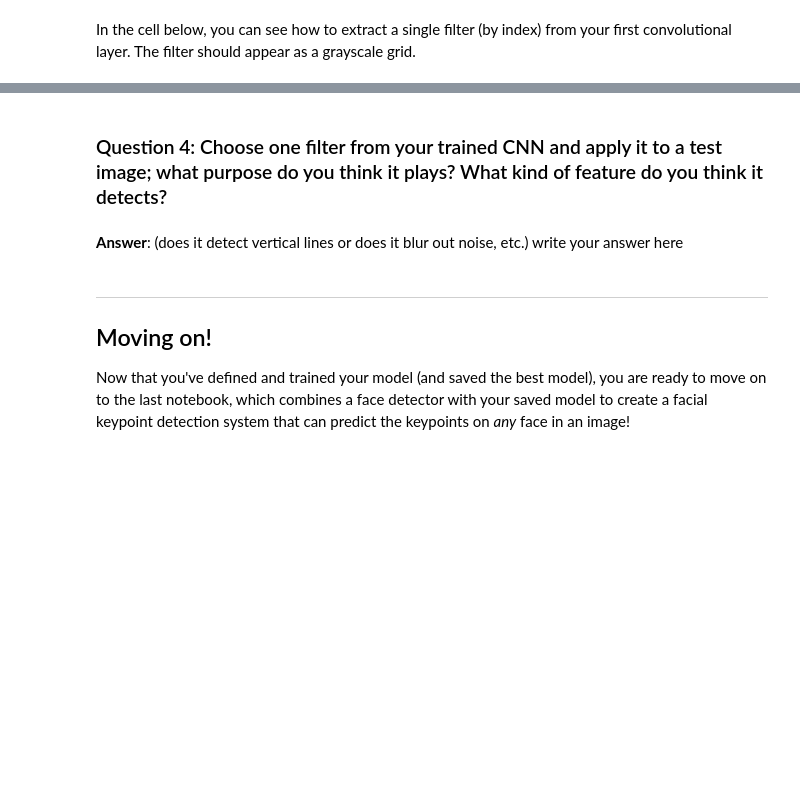
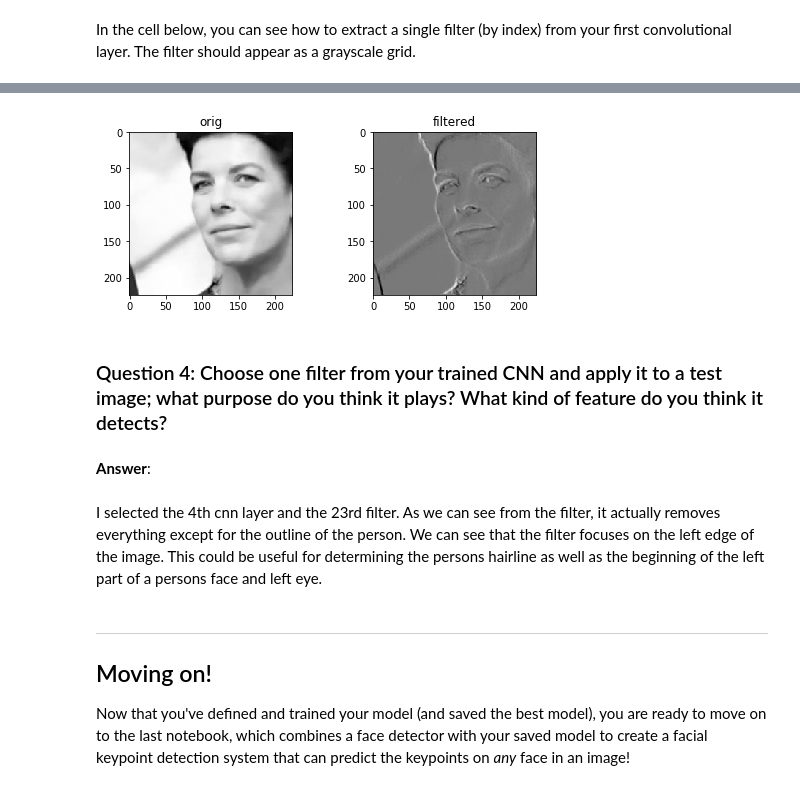
Before and after one commit to jartantupjar/19_Facial-Keypoint-Detection, a Jupyter notebook: 2. Define the Network Architecture.ipynb, the cells around one changed output, grey strips where cells are left out. Drawn from its saved outputs; the diff is of its cells as text; code cells hidden in the pictures; blank space fills up the shorter version.

```diff
--- a/2. Define the Network Architecture.ipynb
+++ b/2. Define the Network Architecture.ipynb
@@ -458,13 +592,38 @@ Next, choose a test image and filter it with one of the convolutional kernels in
 ---
 # %%
 ##TODO: load in and display any image from the transformed test dataset
-
+import matplotlib.image as mpimg
+import cv2
+#ridx=np.random.randint(0,len(test_dataset))
+ridx=19
+image_data=test_dataset[ridx]
+image=image_data['image'].numpy()
+img = np.squeeze(image)
 ## TODO: Using cv's filter2D function,
 ## apply a specific set of filter weights (like the one displayed above) to the test image
+#image_data
+fig=plt.figure(figsize=(8, 3))
+fig.add_subplot(1, 2, 1)
+plt.title('orig')
+plt.imshow(img, cmap='gray')
+
+fig.add_subplot(1, 2, 2)
+
+weights = net.conv4.weight.data
+w = weights.cpu().numpy()
+
+c = cv2.filter2D(img, -1, w[24][0])
+plt.title('filtered')
+plt.imshow(c,cmap='gray')
+plt.show();
+# %% [output]
+[figure, added]
 # %% [markdown]
 ### Question 4: Choose one filter from your trained CNN and apply it to a test image; what purpose do you think it plays? What kind of feature do you think it detects?
-# %% [markdown]
-**Answer**: (does it detect vertical lines or does it blur out noise, etc.) write your answer here
+# %% [markdown]
+**Answer**:
+# %% [markdown]
+I selected the 4th cnn layer and the 23rd filter. As we can see from the filter, it actually removes everything except for the outline of the person. We can see that the filter focuses on the left edge of the image. This could be useful for determining the persons hairline as well as the beginning of the left part of a persons face and left eye.
 # %% [markdown]
 ---
 ## Moving on!
```
Also changed, not shown: parts of 29 cells of this notebook, 8 other files.
